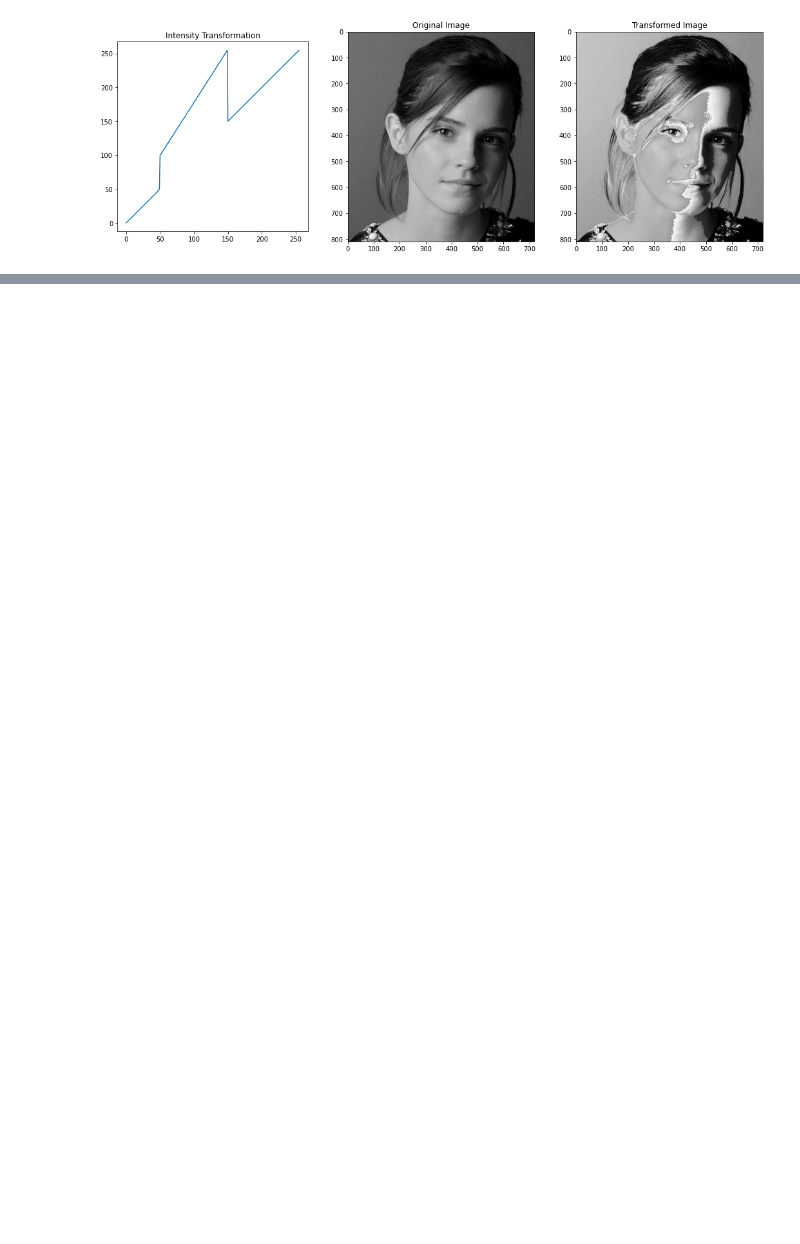
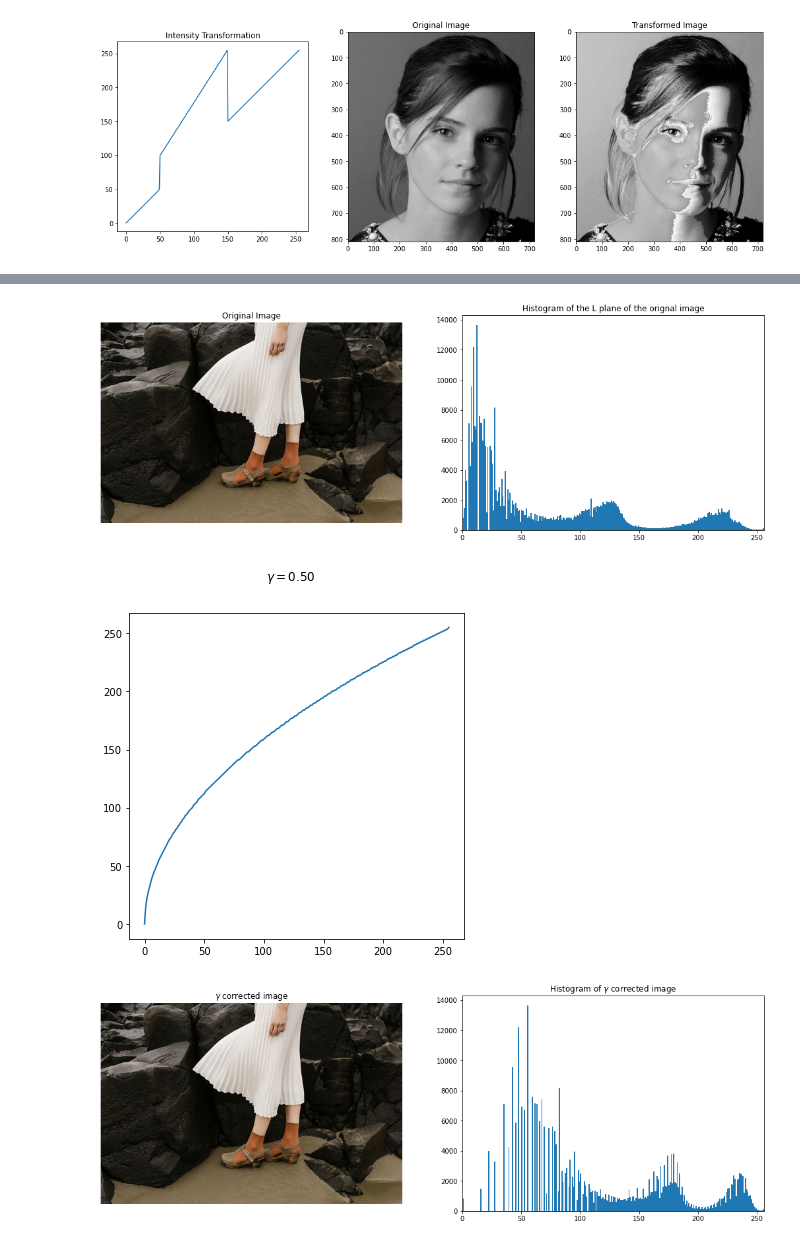
Before and after one commit to Tilan619/EN2550, a Jupyter notebook: assignment01.ipynb, the cells around one changed output, grey strips where cells are left out. Drawn from its saved outputs; the diff is of its cells as text; code cells hidden in the pictures; blank space fills up the shorter version.

```diff
--- a/assignment01.ipynb
+++ b/assignment01.ipynb
@@ -29,0 +73,56 @@ plt.show()
+# %%
+#Q3
+img3 = cv.imread(r'C:\Users\Acer\Desktop\sem 4\Fundamentals of Image Processing\images\highlights_and_shadows.jpg')
+assert img0 is not None
+
+
+img3 = cv.cvtColor(img3, cv.COLOR_BGR2Lab)
+
+L = img3[:,:,0]
+a = img3[:,:,1]
+b = img3[:,:,2]
+
+#hist_org = cv.calcHist([L], [0], None, [256], [0,256])
+
+
+fig, ax = plt.subplots(1,2,figsize = (18,6))
+ax[0].set_title('Original Image')
+ax[0].imshow(cv.cvtColor(img3, cv.COLOR_Lab2RGB))
+ax[0].axis('off')
+#ax[1].plot(hist_org)
+ax[1].set_xlim([0, 256])
+ax[1].set_title('Histogram of the L plane of the orignal image')
+ax[1].hist(L.flatten(), 256, [0, 256])
+
+gamma = 0.5
+
+gamma_trans = np.array([((i/255)**gamma)*255 for i in range(0,256)]).astype(np.uint8)
+
+fig, ax = plt.subplots(figsize = (6,6))
+fig.suptitle('$ \gamma = %.2f$'%gamma)
+ax.plot(gamma_trans)
+
+
+
+#print(L[0][0],L2[0][0])
+
+L = cv.LUT(L, gamma_trans)
+
+#print(L2.shape, type(lt))
+
+#corrected_hist = cv.calcHist([L], [0], None, [256], [0,256])
+
+fig, ax = plt.subplots(1,2,figsize = (18,6))
+#fig.suptitle('$ \gamma = %.2f$'%gamma)
+
+# ax[0].set_aspect('equal')
+ax[0].imshow(cv.cvtColor(img3, cv.COLOR_Lab2RGB))
+ax[0].set_title('$\gamma$ corrected image')
+ax[0].axis('off')
+ax[1].set_xlim([0, 256])
+ax[1].hist(L.flatten(), 256, [0, 256])
+ax[1].set_title('Histogram of $\gamma$ corrected image')
+# %% [output]
+[figure, added]
+[figure, added]
+[figure, added]
```
Also changed, not shown: parts of 2 cells of this notebook.
